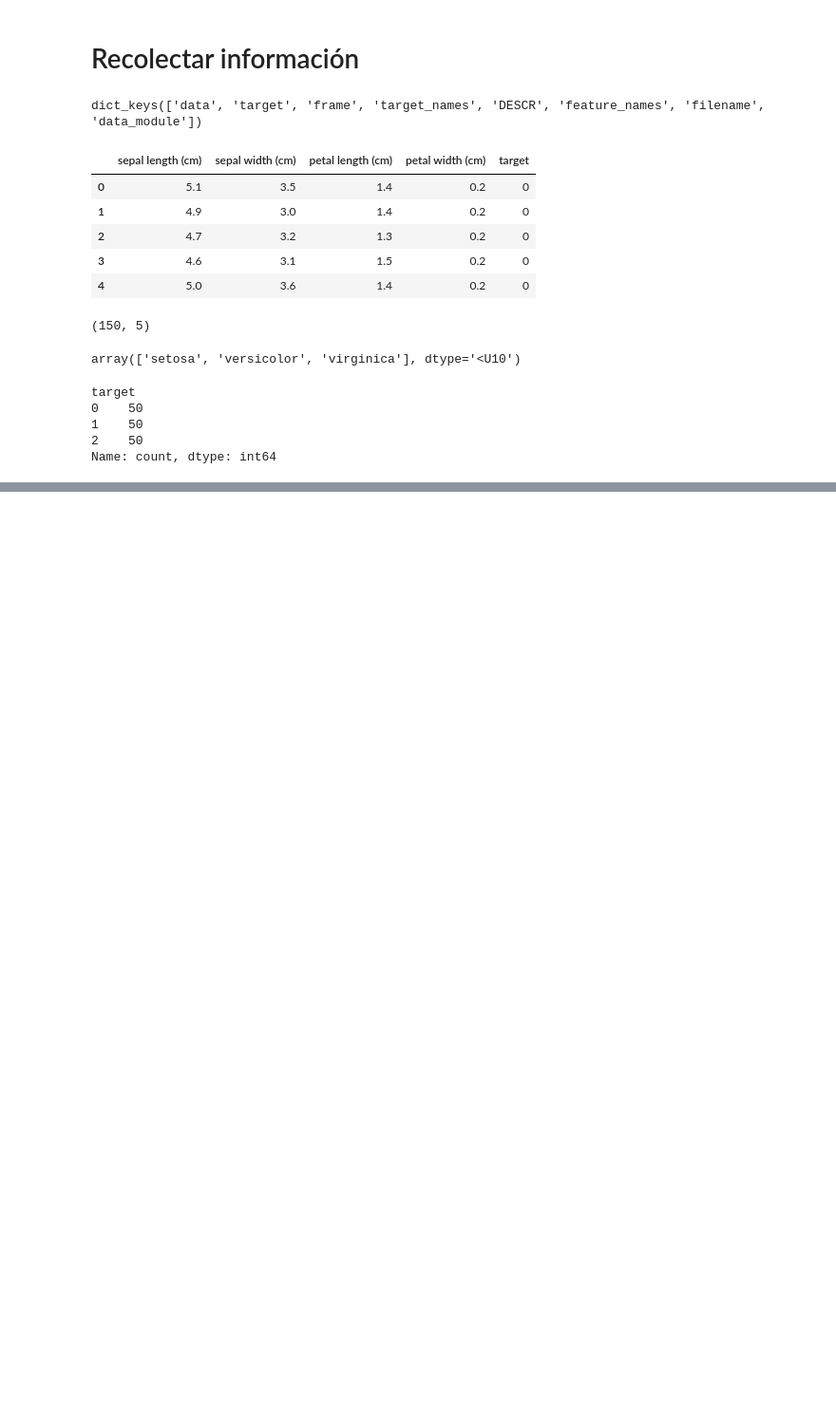
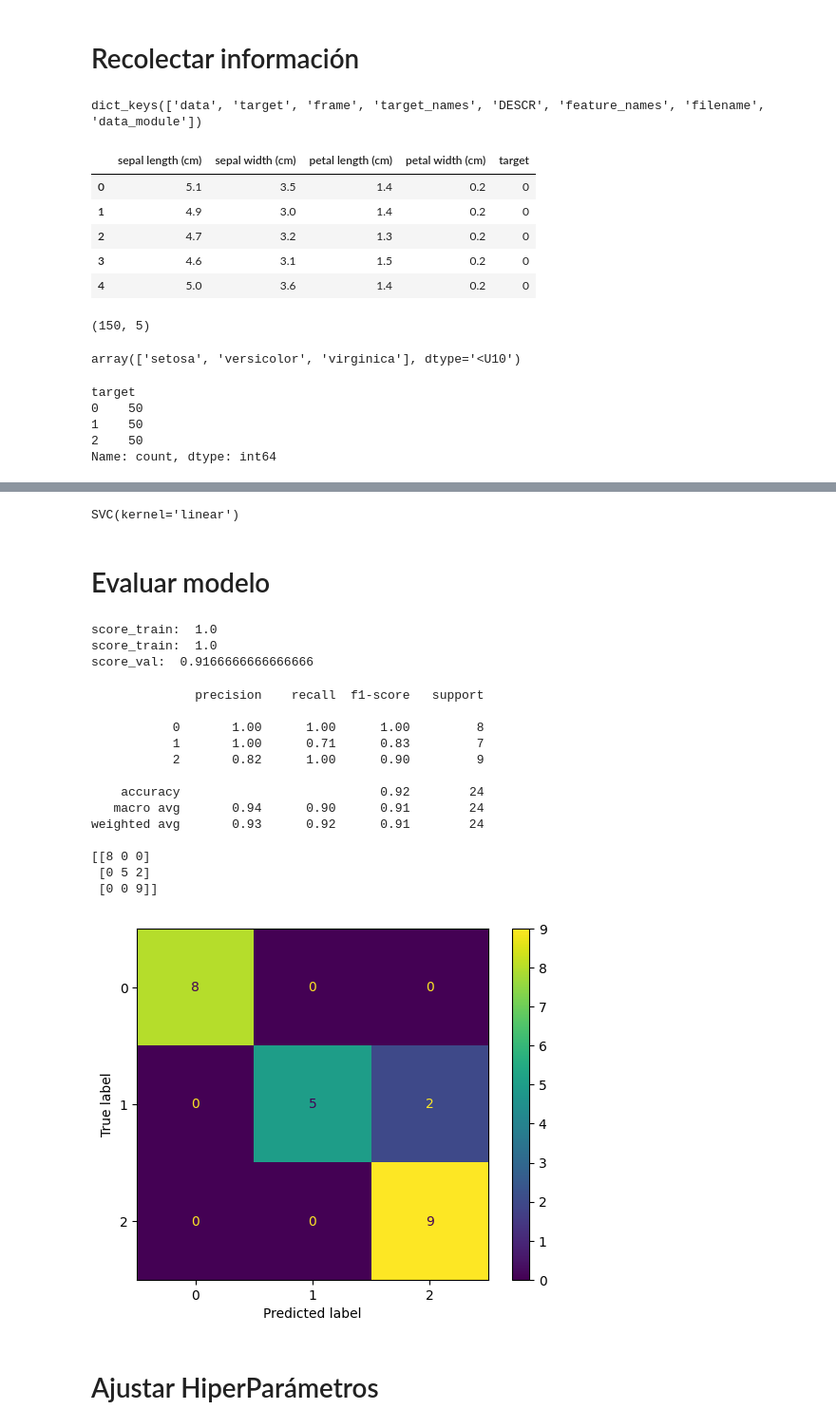
Before and after one commit to jayounghoyos/ML_clasification_iris_flower, a Jupyter notebook: AprendizajeAutomatico.ipynb, the cells around one changed output, grey strips where cells are left out. Shown at 95% size. Drawn from its saved outputs; the diff is of its cells as text; code cells hidden in the pictures; blank space fills up the shorter version.

Commit message:
Evaluacion final de datos

```diff
--- a/AprendizajeAutomatico.ipynb
+++ b/AprendizajeAutomatico.ipynb
@@ -86,0 +125,12 @@ Name: count, dtype: int64
+# %%
+# Leer matriz de características
+X = df.drop(columns=["target"]).values
+
+# Leer vector obejtivo "y"
+y = df["target"].values
+
+# Separar dataset en "entranamiento_validacion" y "prueba" (80/20)
+X_train_val, X_test, y_train_val,y_test = train_test_split(X,y,test_size=0.2, random_state=0)
+
+# Separar entrenamoento_ validacion en entrenamiento y validacion (80/20)
+X_train, X_val, y_train, y_val = train_test_split(X_train_val,y_train_val,test_size=0.2, random_state=0)
@@ -86,0 +139,58 @@ Name: count, dtype: int64
+# %%
+#Seleccionar modelo
+
+model = SVC(kernel="linear")
+# %%
+#entrenar modelo
+model.fit(X_train,y_train)
+# %% [output]
+SVC(kernel='linear')
+# %% [markdown]
+# Evaluar modelo
+# %%
+# Evaluar el modelo de datos
+score_train = model.score(X_train,y_train)
+print("score_train: ",score_train)
+
+# Otra manera de evaluar los datos
+y_train_pred = model.predict(X_train)
+score_train = accuracy_score(y_train, y_train_pred)
+print("score_train: ", score_train)
+
+
+# Evaluar los datos de validación
+y_val_pred = model.predict(X_val)
+score_val = accuracy_score(y_val,y_val_pred)
+print("score_val: ", score_val)
+# %% [output]
+score_train:  1.0
+score_train:  1.0
+score_val:  0.9166666666666666
+# %%
+# Crear reporte de clasificación
+
+print(classification_report(y_val,y_val_pred))
+
+# Crear matriz de confusion
+cm = confusion_matrix(y_val,y_val_pred,labels=model.classes_)
+print(cm)
+
+disp = ConfusionMatrixDisplay(confusion_matrix=cm,display_labels=model.classes_)
+disp.plot();
+# %% [output]
+              precision    recall  f1-score   support
+
+           0       1.00      1.00      1.00         8
+           1       1.00      0.71      0.83         7
+           2       0.82      1.00      0.90         9
+
+    accuracy                           0.92        24
+   macro avg       0.94      0.90      0.91        24
+weighted avg       0.93      0.92      0.91        24
+
+[[8 0 0]
+ [0 5 2]
+ [0 0 9]]
+[figure, added]
+# %% [markdown]
+# Ajustar HiperParámetros
```
Also changed, not shown: parts of 19 cells of this notebook, 1 other file.
